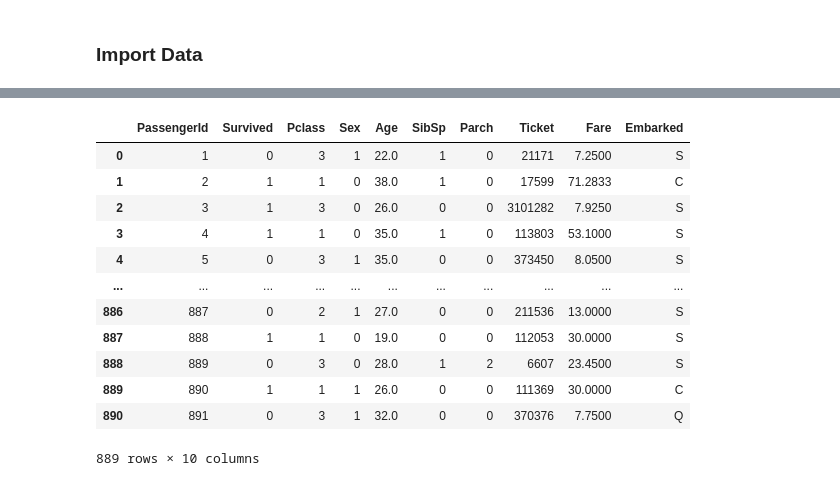
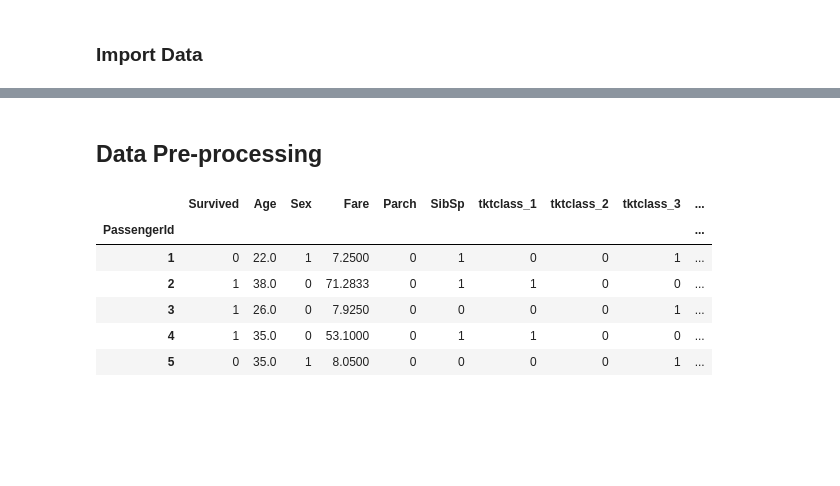
Before and after one commit to sami12rom/Titanic, a Jupyter notebook: Notebook.ipynb, the cells around one changed output, grey strips where cells are left out. Cells and saved outputs as stored; diff of their text form; code cells hidden in the pictures; blank space fills up the shorter version.

```diff
--- a/Notebook.ipynb
+++ b/Notebook.ipynb
@@ -19,28 +17,39 @@ data.head()
+# %% [markdown]
+## Data Pre-processing
 # %%
-data=data.loc[:,data.columns != 'Name']
-data=data.loc[:,data.columns != 'Cabin']
+#Remove un-needed columns
+data=data[data.columns.difference(['Name','Cabin','Ticket'])]
+data = data[['PassengerId','Survived','Age','Sex','Fare','Embarked','Pclass','Parch','SibSp']]
 
+
+#Replace null Ages with Median
 data['Age'].fillna(data['Age'].median(), inplace=True)
 data=data.dropna(subset=['Embarked'],axis=0)
 
-
+#Encode Sex
 data['Sex'] = data['Sex'].replace(['male','female'],[1,0])
 
-new = data['Ticket'].str.split('\s+',1)
-data['Ticket'] = [x[1] if len(x) > 1 else x[0] for x in new]
+#Remove String from Tickets
+#new = data['Ticket'].str.split('\s+',1)
+#data['Ticket'] = [x[1] if len(x) > 1 else x[0] for x in new]
+
+#One Hot Encode the Pclass (Ticket Class)
+data = pd.concat([data,pd.get_dummies(data['Pclass'],prefix='tktclass')],axis=1)
+data = data.drop(['Pclass'],axis=1)
+
+#One Hot Encode the Embark Location
+data['Embarked'] = data['Embarked'].replace(['S','C','Q'],['Southampton','Cherbourg','Queenstown'])
+data=pd.concat([data,pd.get_dummies(data['Embarked'],prefix='Embark')],axis=1)
+data.drop(['Embarked'],axis=1,inplace=True)
+
+#Set PassengerId as Index
+data=data.set_index('PassengerId')
+data.head()
+# %% [output]
+|  | Survived | Age | Sex | Fare | Parch | SibSp | tktclass_1 | tktclass_2 | tktclass_3 | ... |
+| PassengerId |  |  |  |  |  |  |  |  |  | ... |
+| 1 | 0 | 22.0 | 1 | 7.2500 | 0 | 1 | 0 | 0 | 1 | ... |
+| 2 | 1 | 38.0 | 0 | 71.2833 | 0 | 1 | 1 | 0 | 0 | ... |
+| 3 | 1 | 26.0 | 0 | 7.9250 | 0 | 0 | 0 | 0 | 1 | ... |
+| 4 | 1 | 35.0 | 0 | 53.1000 | 0 | 1 | 1 | 0 | 0 | ... |
+| 5 | 0 | 35.0 | 1 | 8.0500 | 0 | 0 | 0 | 0 | 1 | ... |
-# %%
-data
-# %% [output]
-|  | PassengerId | Survived | Pclass | Sex | Age | SibSp | Parch | Ticket | Fare | Embarked |
-| 0 | 1 | 0 | 3 | 1 | 22.0 | 1 | 0 | 21171 | 7.2500 | S |
-| 1 | 2 | 1 | 1 | 0 | 38.0 | 1 | 0 | 17599 | 71.2833 | C |
-| 2 | 3 | 1 | 3 | 0 | 26.0 | 0 | 0 | 3101282 | 7.9250 | S |
-| 3 | 4 | 1 | 1 | 0 | 35.0 | 1 | 0 | 113803 | 53.1000 | S |
-| 4 | 5 | 0 | 3 | 1 | 35.0 | 0 | 0 | 373450 | 8.0500 | S |
-| ... | ... | ... | ... | ... | ... | ... | ... | ... | ... | ... |
-| 886 | 887 | 0 | 2 | 1 | 27.0 | 0 | 0 | 211536 | 13.0000 | S |
-| 887 | 888 | 1 | 1 | 0 | 19.0 | 0 | 0 | 112053 | 30.0000 | S |
-| 888 | 889 | 0 | 3 | 0 | 28.0 | 1 | 2 | 6607 | 23.4500 | S |
-| 889 | 890 | 1 | 1 | 1 | 26.0 | 0 | 0 | 111369 | 30.0000 | C |
-| 890 | 891 | 0 | 3 | 1 | 32.0 | 0 | 0 | 370376 | 7.7500 | Q |
-889 rows × 10 columns
```
Also changed, not shown: parts of 30 cells of this notebook.
